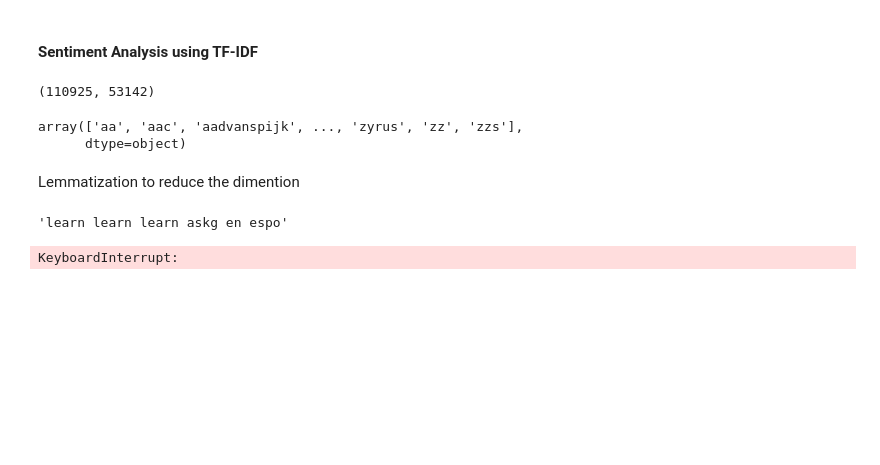
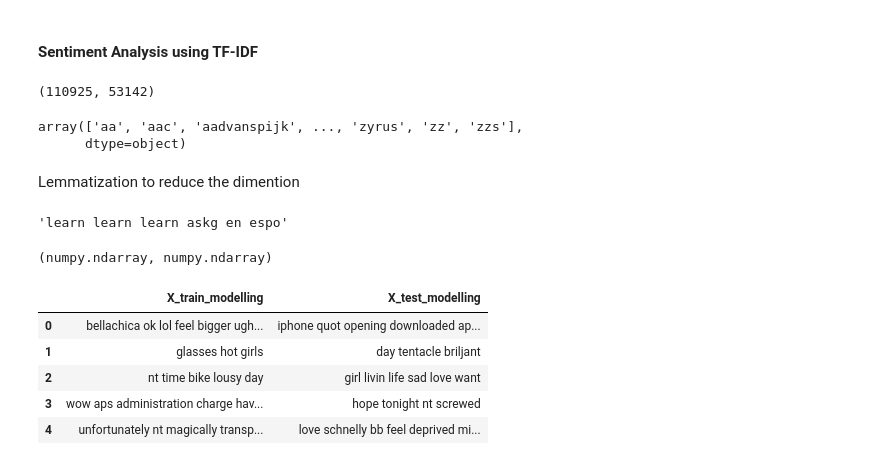
Before and after one commit to lavkushsingh31/NLP_Codes, a Jupyter notebook: Practice Udemy - Introduction to NLP IV.ipynb, the cells around one changed output. Cells and saved outputs as stored; diff of their text form; code cells hidden in the pictures; blank space fills up the shorter version.

```diff
--- a/Practice Udemy - Introduction to NLP IV.ipynb
+++ b/Practice Udemy - Introduction to NLP IV.ipynb
@@ -537,4 +534,15 @@ X_test_cleaned_lemma = [preprocess_lemma(tweet) for tweet in X_test_modelling]
-# %%
-X_train_cleaned_lemma = [preprocess_lemma(tweet) for tweet in X_train_modelling]
-# %% [output]
-KeyboardInterrupt:
+# %%
+type(X_train_modelling), type(X_test_modelling)
+# %% [output]
+(numpy.ndarray, numpy.ndarray)
+# %%
+df_features_train_test = pd.concat([pd.Series(X_train_modelling), pd.Series(X_test_modelling)], axis=1)
+df_features_train_test = df_features_train_test.rename({0: 'X_train_modelling', 1: 'X_test_modelling'}, axis=1)
+df_features_train_test.head()
+# %% [output]
+|  | X_train_modelling | X_test_modelling |
+| 0 | bellachica ok lol feel bigger ugh... | iphone quot opening downloaded ap... |
+| 1 | glasses hot girls | day tentacle briljant |
+| 2 | nt time bike lousy day | girl livin life sad love want |
+| 3 | wow aps administration charge hav... | hope tonight nt screwed |
+| 4 | unfortunately nt magically transp... | love schnelly bb feel deprived mi... |
```
Also changed, not shown: parts of 16 cells of this notebook.
